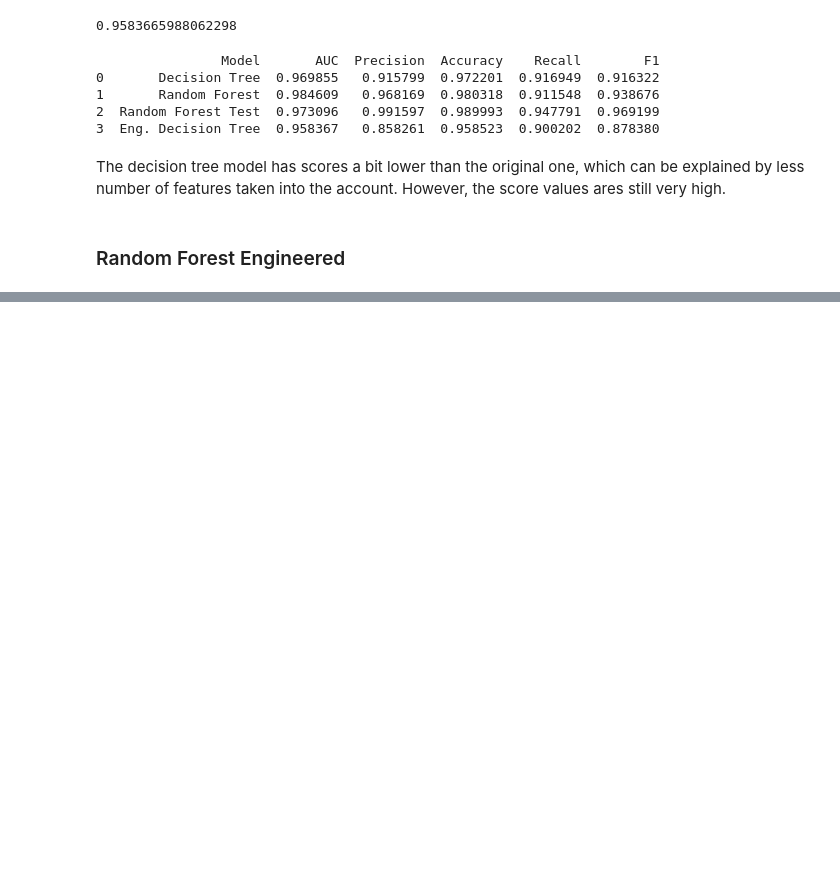
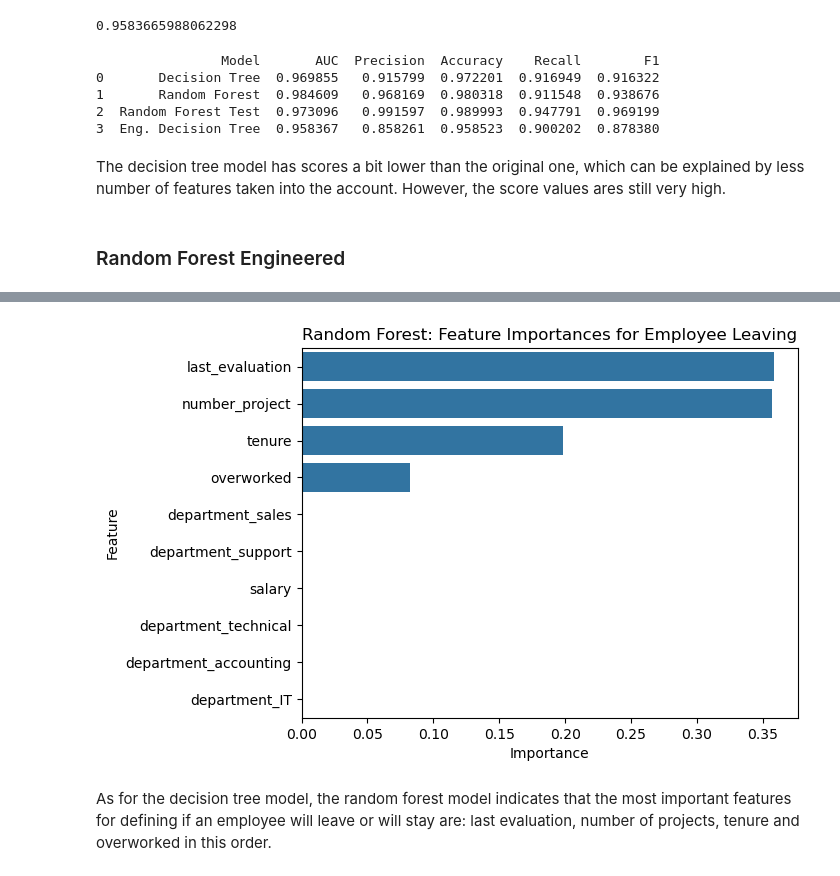
Before and after one commit to julhild/Salifort_Motors_project, a Jupyter notebook: main.ipynb, the cells around one changed output, grey strips where cells are left out. Saved outputs shown, nothing was run; the diff lists cells and outputs as text; code cells hidden in the pictures; blank space fills up the shorter version.

```diff
--- a/main.ipynb
+++ b/main.ipynb
@@ -806,0 +1013,12 @@ The decision tree model has scores a bit lower than the original one, which can
+# %%
+# feature importance from engineered random forest
+eng_rf_features = random_forest_eng.best_estimator_.feature_importances_;
+top10_indices = np.argpartition(eng_rf_features, -10)[-10:]
+
+rf_importance = X.columns[top10_indices]
+rf_features = eng_rf_features[top10_indices]
+# %%
+eng_rf_features = pd.DataFrame({"Feature":rf_importance,"Importance":rf_features})
+eng_rf_features = eng_rf_features.sort_values("Importance", ascending = False)
+
+eng_rf_features
@@ -806,0 +1037,13 @@ The decision tree model has scores a bit lower than the original one, which can
+# %%
+sns.barplot(data=eng_rf_features, x="Importance", y='Feature', orient='h')
+
+plt.title("Random Forest: Feature Importances for Employee Leaving", fontsize=12)
+plt.ylabel("Feature")
+plt.xlabel("Importance")
+
+plt.show()
+# %% [output]
+[figure, added]
+# %% [markdown]
+As for the decision tree model, the random forest model indicates that the most important features for defining if an employee will leave or will stay are:
+last evaluation, number of projects, tenure and overworked in this order.
```
Also changed, not shown: parts of 44 cells of this notebook, 2 other files.
